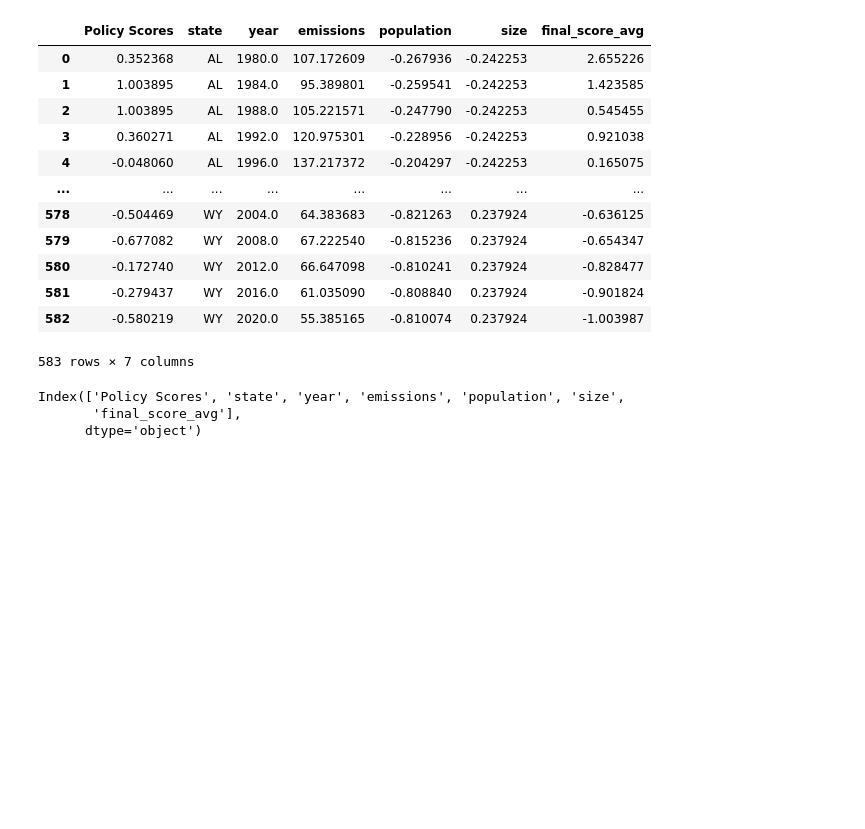
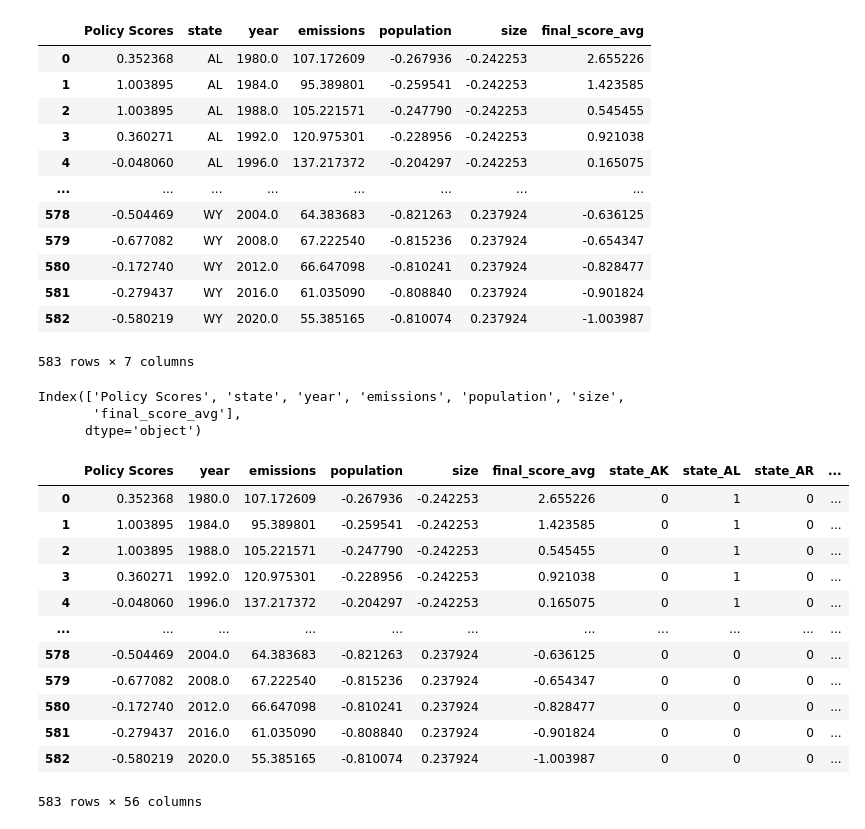
Before and after one commit to AyalYakobe/AirPollutionByPolitics, a Jupyter notebook: overview.ipynb, the cells around one changed output. Cells and saved outputs as stored; diff of their text form; code cells hidden in the pictures; blank space fills up the shorter version.

```diff
--- a/overview.ipynb
+++ b/overview.ipynb
@@ -497,3 +497,21 @@ final_df_imputed.columns
 Index(['Policy Scores', 'state', 'year', 'emissions', 'population', 'size',
        'final_score_avg'],
       dtype='object')
+# %%
+final_df_imputed = pd.get_dummies(final_df_imputed, columns=['state'])
+
+final_df_imputed
+# %% [output]
+|  | Policy Scores | year | emissions | population | size | final_score_avg | state_AK | state_AL | state_AR | ... |
+| 0 | 0.352368 | 1980.0 | 107.172609 | -0.267936 | -0.242253 | 2.655226 | 0 | 1 | 0 | ... |
+| 1 | 1.003895 | 1984.0 | 95.389801 | -0.259541 | -0.242253 | 1.423585 | 0 | 1 | 0 | ... |
+| 2 | 1.003895 | 1988.0 | 105.221571 | -0.247790 | -0.242253 | 0.545455 | 0 | 1 | 0 | ... |
+| 3 | 0.360271 | 1992.0 | 120.975301 | -0.228956 | -0.242253 | 0.921038 | 0 | 1 | 0 | ... |
+| 4 | -0.048060 | 1996.0 | 137.217372 | -0.204297 | -0.242253 | 0.165075 | 0 | 1 | 0 | ... |
+| ... | ... | ... | ... | ... | ... | ... | ... | ... | ... | ... |
+| 578 | -0.504469 | 2004.0 | 64.383683 | -0.821263 | 0.237924 | -0.636125 | 0 | 0 | 0 | ... |
+| 579 | -0.677082 | 2008.0 | 67.222540 | -0.815236 | 0.237924 | -0.654347 | 0 | 0 | 0 | ... |
+| 580 | -0.172740 | 2012.0 | 66.647098 | -0.810241 | 0.237924 | -0.828477 | 0 | 0 | 0 | ... |
+| 581 | -0.279437 | 2016.0 | 61.035090 | -0.808840 | 0.237924 | -0.901824 | 0 | 0 | 0 | ... |
+| 582 | -0.580219 | 2020.0 | 55.385165 | -0.810074 | 0.237924 | -1.003987 | 0 | 0 | 0 | ... |
+583 rows × 56 columns
```
Also changed, not shown: parts of 16 cells of this notebook, 1 other file.
